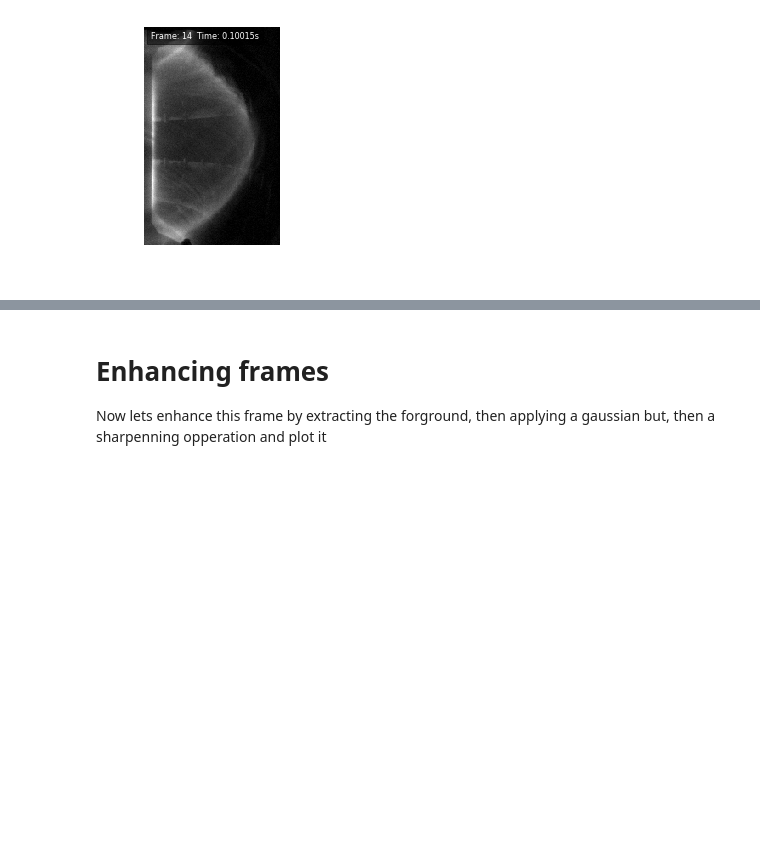
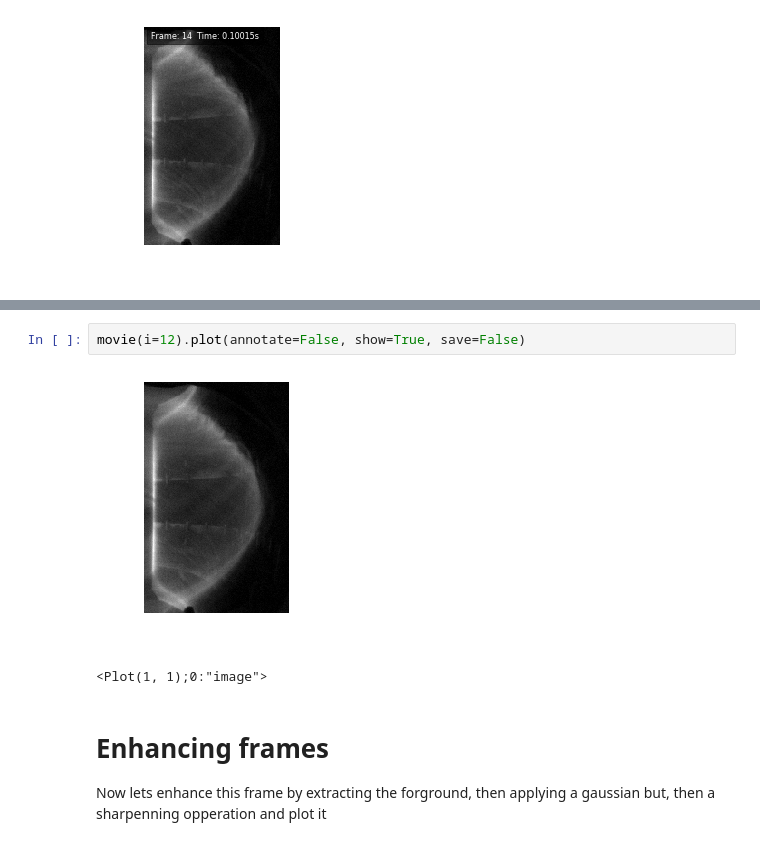
Before and after one commit to TomFarley/ccfepyutils, a Jupyter notebook: classes/demos/movie_demo.ipynb, the cells around one changed output, grey strips where cells are left out. Drawn from its saved outputs; the diff is of its cells as text; blank space fills up the shorter version.

Commit message:
Updated movie demo to include extra frames for enhancements

```diff
--- a/classes/demos/movie_demo.ipynb
+++ b/classes/demos/movie_demo.ipynb
@@ -188,3 +195,8 @@ frame24.plot()
+# %%
+movie(i=12).plot(annotate=False, show=True, save=False)
+# %% [output]
+[figure, added]
+<Plot(1, 1);0:"image">
 # %% [markdown]
 # Enhancing frames
 Now lets enhance this frame by extracting the forground, then applying a gaussian but, then a sharpenning opperation and plot it
```
Also changed, not shown: parts of 4 cells of this notebook, 1 other file.
